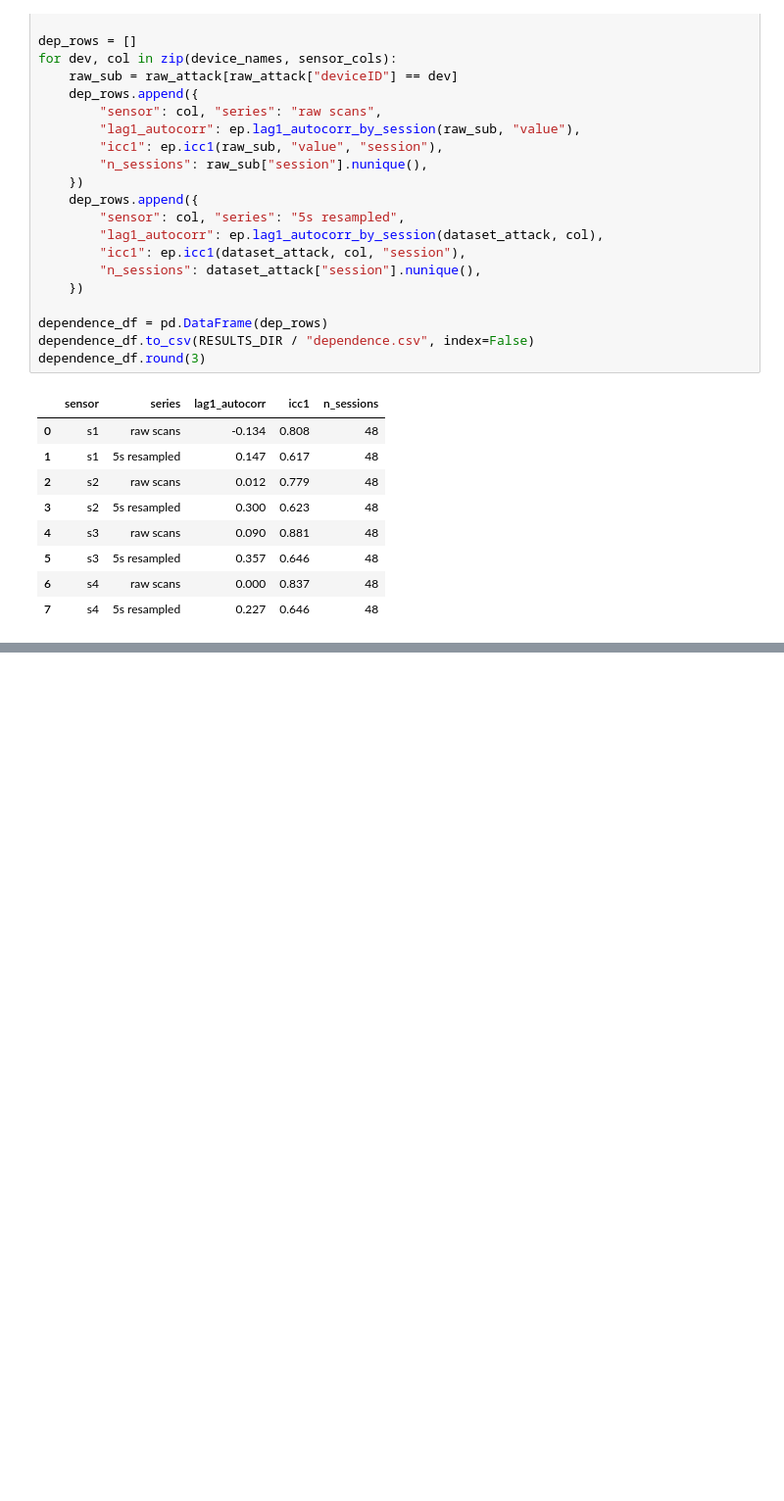
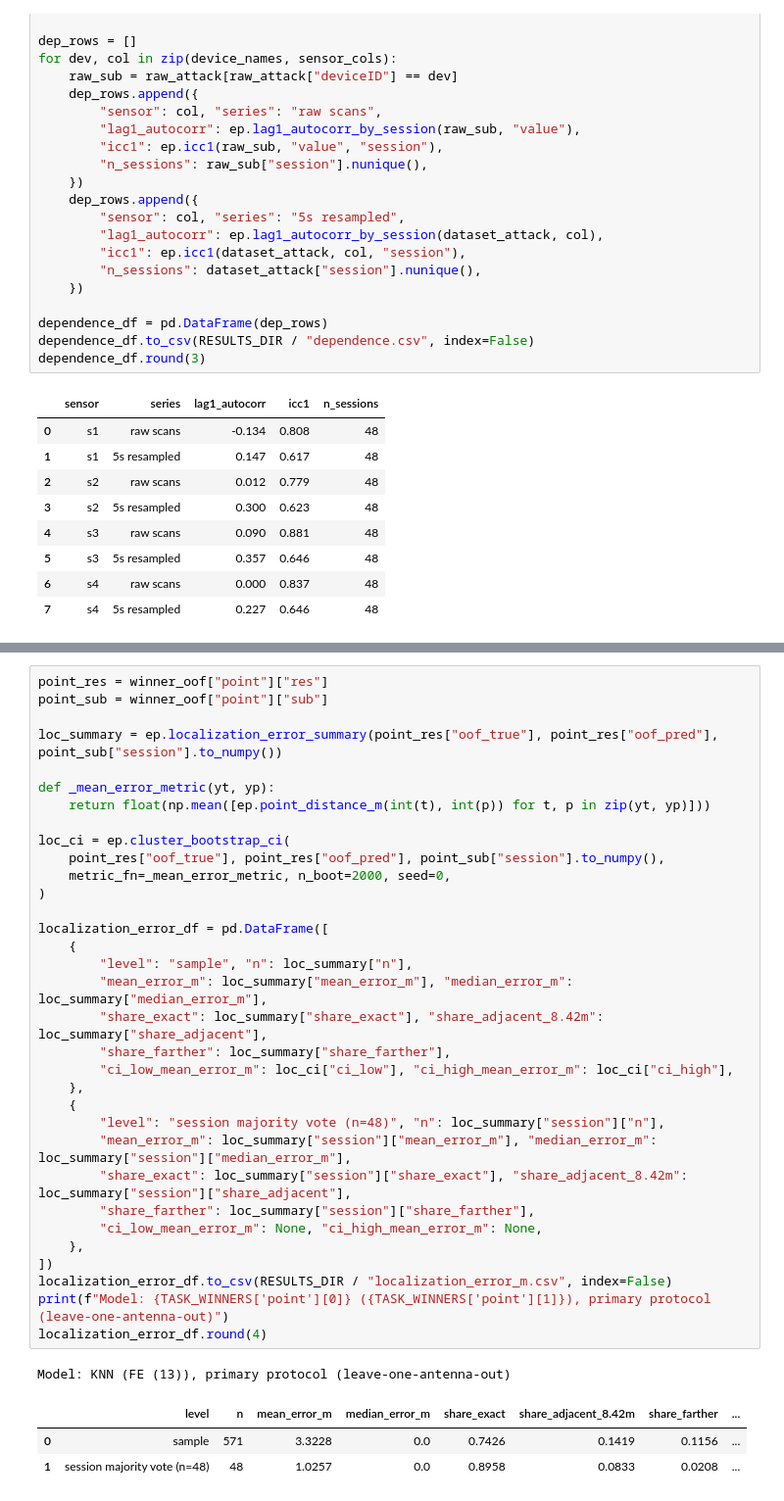
Before and after one commit to 99stealth/evil_twin_attack_detection_in_non_urban_terrain, a Jupyter notebook: notebooks/04_validation_robustness.ipynb, the cells around one changed output, grey strips where cells are left out. Shown at 98% size. Saved outputs shown, nothing was run; the diff lists cells and outputs as text; blank space fills up the shorter version.

```diff
--- a/notebooks/04_validation_robustness.ipynb
+++ b/notebooks/04_validation_robustness.ipynb
@@ -699 +833,39 @@ No-imputation:      442 rows, 116 attack rows, 37 attack sessions
+# %%
+point_res = winner_oof["point"]["res"]
+point_sub = winner_oof["point"]["sub"]
+
+loc_summary = ep.localization_error_summary(point_res["oof_true"], point_res["oof_pred"], point_sub["session"].to_numpy())
+
+def _mean_error_metric(yt, yp):
+    return float(np.mean([ep.point_distance_m(int(t), int(p)) for t, p in zip(yt, yp)]))
+
+loc_ci = ep.cluster_bootstrap_ci(
+    point_res["oof_true"], point_res["oof_pred"], point_sub["session"].to_numpy(),
+    metric_fn=_mean_error_metric, n_boot=2000, seed=0,
+)
+
+localization_error_df = pd.DataFrame([
+    {
+        "level": "sample", "n": loc_summary["n"],
+        "mean_error_m": loc_summary["mean_error_m"], "median_error_m": loc_summary["median_error_m"],
+        "share_exact": loc_summary["share_exact"], "share_adjacent_8.42m": loc_summary["share_adjacent"],
+        "share_farther": loc_summary["share_farther"],
+        "ci_low_mean_error_m": loc_ci["ci_low"], "ci_high_mean_error_m": loc_ci["ci_high"],
+    },
+    {
+        "level": "session majority vote (n=48)", "n": loc_summary["session"]["n"],
+        "mean_error_m": loc_summary["session"]["mean_error_m"], "median_error_m": loc_summary["session"]["median_error_m"],
+        "share_exact": loc_summary["session"]["share_exact"], "share_adjacent_8.42m": loc_summary["session"]["share_adjacent"],
+        "share_farther": loc_summary["session"]["share_farther"],
+        "ci_low_mean_error_m": None, "ci_high_mean_error_m": None,
+    },
+])
+localization_error_df.to_csv(RESULTS_DIR / "localization_error_m.csv", index=False)
+print(f"Model: {TASK_WINNERS['point'][0]} ({TASK_WINNERS['point'][1]}), primary protocol (leave-one-antenna-out)")
+localization_error_df.round(4)
+# %% [output]
+Model: KNN (FE (13)), primary protocol (leave-one-antenna-out)
+|  | level | n | mean_error_m | median_error_m | share_exact | share_adjacent_8.42m | share_farther | ... |
+| 0 | sample | 571 | 3.3228 | 0.0 | 0.7426 | 0.1419 | 0.1156 | ... |
+| 1 | session majority vote (n=48) | 48 | 1.0257 | 0.0 | 0.8958 | 0.0833 | 0.0208 | ... |
 # %% [markdown]
```
Also changed, not shown: parts of 26 cells of this notebook, 26 other files.
